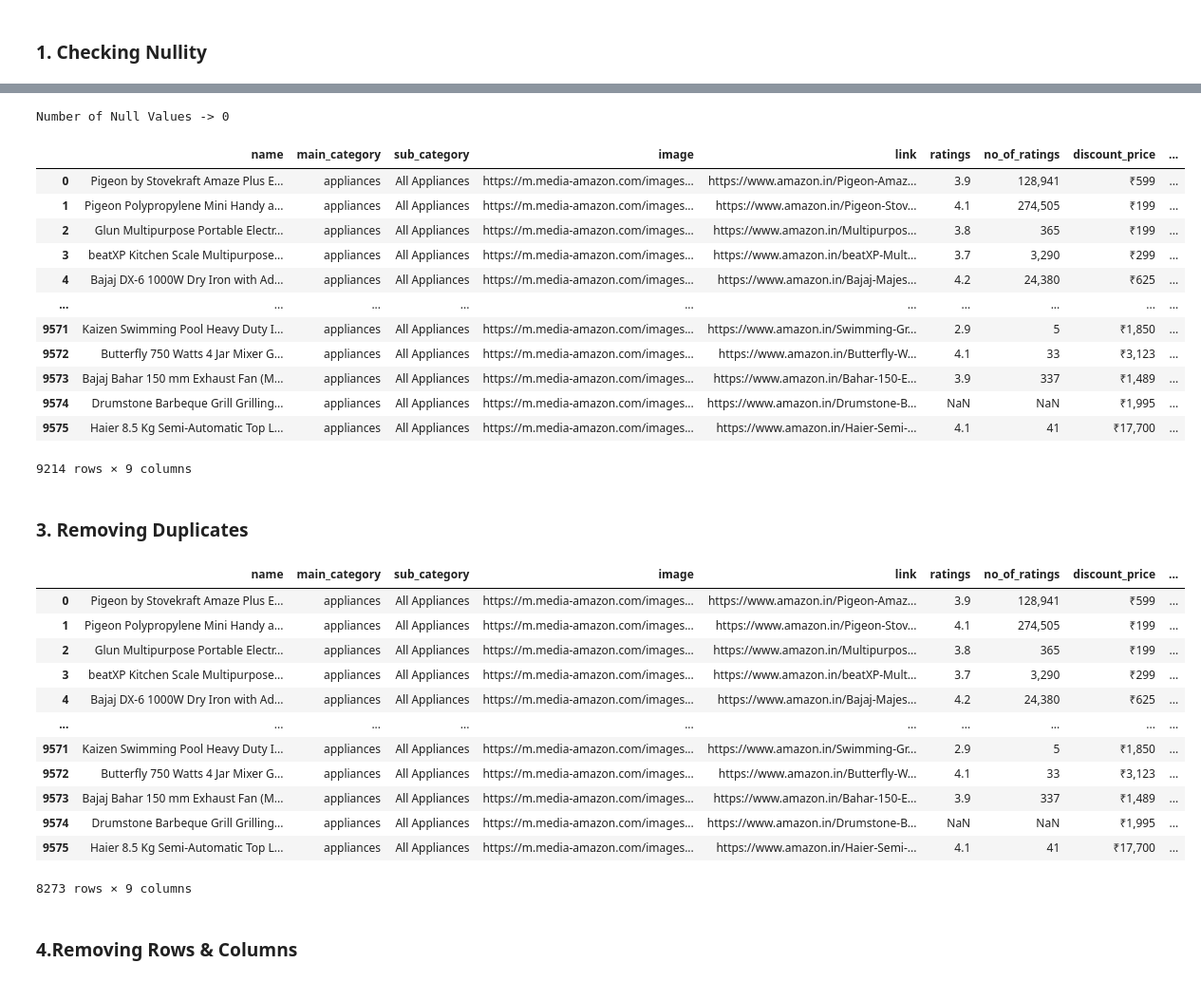
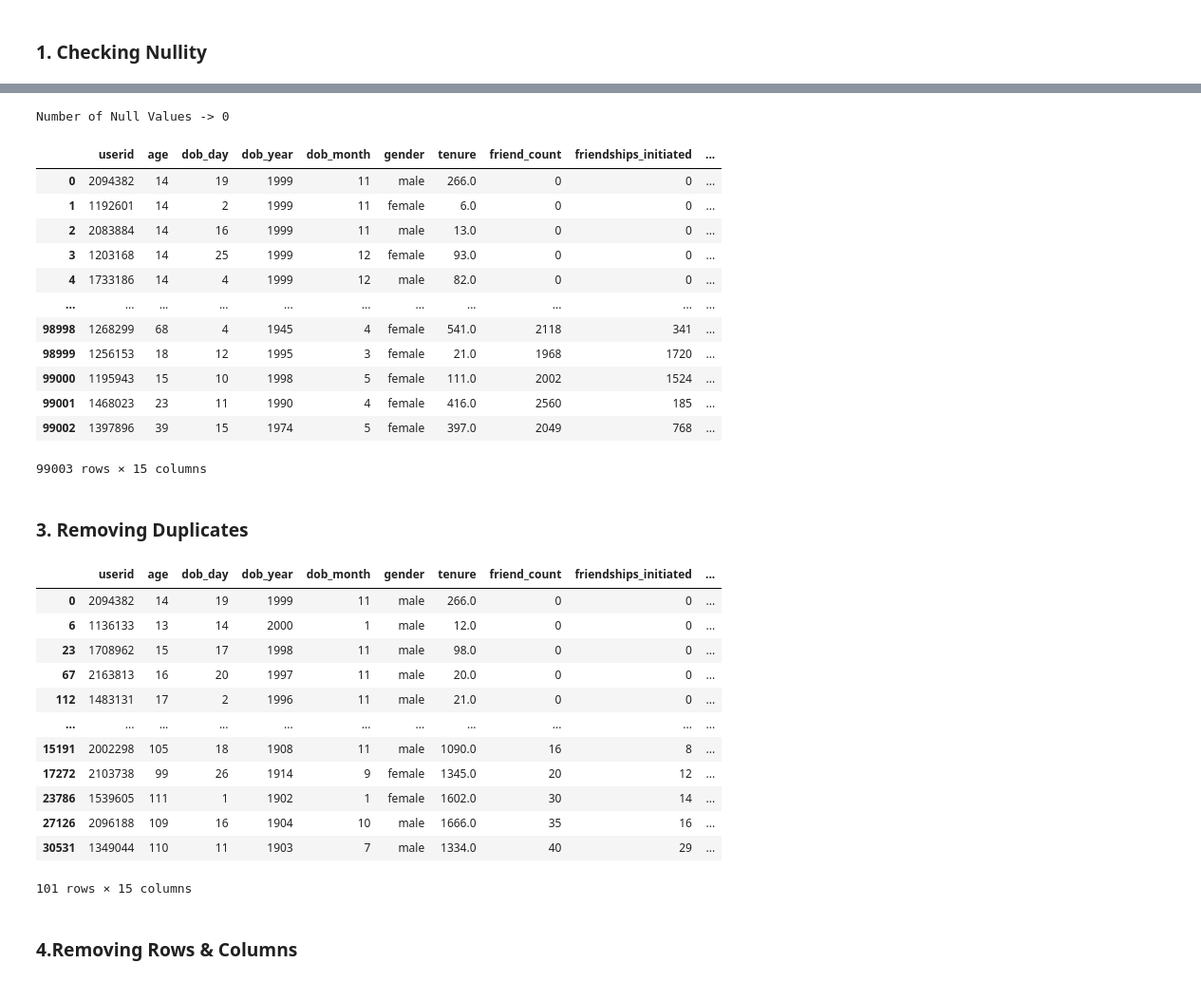
Before and after one commit to shioso20/Data_Project, a Jupyter notebook: Data_Processes/processes.ipynb, the cells around one changed output, grey strips where cells are left out. Shown at 95% size. Cells and saved outputs as stored; diff of their text form; code cells hidden in the pictures.

```diff
--- a/Data_Processes/processes.ipynb
+++ b/Data_Processes/processes.ipynb
@@ -16,7 +28,7 @@ file_names
 # %%
 file = file_names
 
-full_path = os.path.join(path, file[0])
+full_path = os.path.join(path, file[-2])
 
 df = pd.read_csv(full_path)
 
@@ -67,29 +71,29 @@ def null_summary(col):
 # %%
 def drop_null(col):
 
     df.dropna(subset=[col], inplace=True)
 
     print("Number of Null Values -> "+str(null_summary(col)))
 
     return df
 
 
-drop_null("discount_price")
+drop_null("age")
 # %% [output]
 Number of Null Values -> 0
-|  | name | main_category | sub_category | image | link | ratings | no_of_ratings | discount_price | ... |
-| 0 | Pigeon by Stovekraft Amaze Plus E... | appliances | All Appliances | https://m.media-amazon.com/images... | https://www.amazon.in/Pigeon-Amaz... | 3.9 | 128,941 | ₹599 | ... |
-| 1 | Pigeon Polypropylene Mini Handy a... | appliances | All Appliances | https://m.media-amazon.com/images... | https://www.amazon.in/Pigeon-Stov... | 4.1 | 274,505 | ₹199 | ... |
-| 2 | Glun Multipurpose Portable Electr... | appliances | All Appliances | https://m.media-amazon.com/images... | https://www.amazon.in/Multipurpos... | 3.8 | 365 | ₹199 | ... |
-| 3 | beatXP Kitchen Scale Multipurpose... | appliances | All Appliances | https://m.media-amazon.com/images... | https://www.amazon.in/beatXP-Mult... | 3.7 | 3,290 | ₹299 | ... |
-| 4 | Bajaj DX-6 1000W Dry Iron with Ad... | appliances | All Appliances | https://m.media-amazon.com/images... | https://www.amazon.in/Bajaj-Majes... | 4.2 | 24,380 | ₹625 | ... |
-| ... | ... | ... | ... | ... | ... | ... | ... | ... | ... |
-| 9571 | Kaizen Swimming Pool Heavy Duty I... | appliances | All Appliances | https://m.media-amazon.com/images... | https://www.amazon.in/Swimming-Gr... | 2.9 | 5 | ₹1,850 | ... |
-| 9572 | Butterfly 750 Watts 4 Jar Mixer G... | appliances | All Appliances | https://m.media-amazon.com/images... | https://www.amazon.in/Butterfly-W... | 4.1 | 33 | ₹3,123 | ... |
-| 9573 | Bajaj Bahar 150 mm Exhaust Fan (M... | appliances | All Appliances | https://m.media-amazon.com/images... | https://www.amazon.in/Bahar-150-E... | 3.9 | 337 | ₹1,489 | ... |
-| 9574 | Drumstone Barbeque Grill Grilling... | appliances | All Appliances | https://m.media-amazon.com/images... | https://www.amazon.in/Drumstone-B... | NaN | NaN | ₹1,995 | ... |
-| 9575 | Haier 8.5 Kg Semi-Automatic Top L... | appliances | All Appliances | https://m.media-amazon.com/images... | https://www.amazon.in/Haier-Semi-... | 4.1 | 41 | ₹17,700 | ... |
+|  | userid | age | dob_day | dob_year | dob_month | gender | tenure | friend_count | friendships_initiated | ... |
+| 0 | 2094382 | 14 | 19 | 1999 | 11 | male | 266.0 | 0 | 0 | ... |
+| 1 | 1192601 | 14 | 2 | 1999 | 11 | female | 6.0 | 0 | 0 | ... |
+| 2 | 2083884 | 14 | 16 | 1999 | 11 | male | 13.0 | 0 | 0 | ... |
+| 3 | 1203168 | 14 | 25 | 1999 | 12 | female | 93.0 | 0 | 0 | ... |
+| 4 | 1733186 | 14 | 4 | 1999 | 12 | male | 82.0 | 0 | 0 | ... |
+| ... | ... | ... | ... | ... | ... | ... | ... | ... | ... | ... |
+| 98998 | 1268299 | 68 | 4 | 1945 | 4 | female | 541.0 | 2118 | 341 | ... |
+| 98999 | 1256153 | 18 | 12 | 1995 | 3 | female | 21.0 | 1968 | 1720 | ... |
+| 99000 | 1195943 | 15 | 10 | 1998 | 5 | female | 111.0 | 2002 | 1524 | ... |
+| 99001 | 1468023 | 23 | 11 | 1990 | 4 | female | 416.0 | 2560 | 185 | ... |
+| 99002 | 1397896 | 39 | 15 | 1974 | 5 | female | 397.0 | 2049 | 768 | ... |
-9214 rows × 9 columns
+99003 rows × 15 columns
 # %% [markdown]
 ### 3. Removing Duplicates
 # %%
@@ -99,21 +103,21 @@ def drop_dups(col):
 
     return df
 
-drop_dups("name")
+drop_dups("age")
 # %% [output]
-|  | name | main_category | sub_category | image | link | ratings | no_of_ratings | discount_price | ... |
-| 0 | Pigeon by Stovekraft Amaze Plus E... | appliances | All Appliances | https://m.media-amazon.com/images... | https://www.amazon.in/Pigeon-Amaz... | 3.9 | 128,941 | ₹599 | ... |
-| 1 | Pigeon Polypropylene Mini Handy a... | appliances | All Appliances | https://m.media-amazon.com/images... | https://www.amazon.in/Pigeon-Stov... | 4.1 | 274,505 | ₹199 | ... |
-| 2 | Glun Multipurpose Portable Electr... | appliances | All Appliances | https://m.media-amazon.com/images... | https://www.amazon.in/Multipurpos... | 3.8 | 365 | ₹199 | ... |
-| 3 | beatXP Kitchen Scale Multipurpose... | appliances | All Appliances | https://m.media-amazon.com/images... | https://www.amazon.in/beatXP-Mult... | 3.7 | 3,290 | ₹299 | ... |
-| 4 | Bajaj DX-6 1000W Dry Iron with Ad... | appliances | All Appliances | https://m.media-amazon.com/images... | https://www.amazon.in/Bajaj-Majes... | 4.2 | 24,380 | ₹625 | ... |
-| ... | ... | ... | ... | ... | ... | ... | ... | ... | ... |
-| 9571 | Kaizen Swimming Pool Heavy Duty I... | appliances | All Appliances | https://m.media-amazon.com/images... | https://www.amazon.in/Swimming-Gr... | 2.9 | 5 | ₹1,850 | ... |
-| 9572 | Butterfly 750 Watts 4 Jar Mixer G... | appliances | All Appliances | https://m.media-amazon.com/images... | https://www.amazon.in/Butterfly-W... | 4.1 | 33 | ₹3,123 | ... |
-| 9573 | Bajaj Bahar 150 mm Exhaust Fan (M... | appliances | All Appliances | https://m.media-amazon.com/images... | https://www.amazon.in/Bahar-150-E... | 3.9 | 337 | ₹1,489 | ... |
-| 9574 | Drumstone Barbeque Grill Grilling... | appliances | All Appliances | https://m.media-amazon.com/images... | https://www.amazon.in/Drumstone-B... | NaN | NaN | ₹1,995 | ... |
-| 9575 | Haier 8.5 Kg Semi-Automatic Top L... | appliances | All Appliances | https://m.media-amazon.com/images... | https://www.amazon.in/Haier-Semi-... | 4.1 | 41 | ₹17,700 | ... |
+|  | userid | age | dob_day | dob_year | dob_month | gender | tenure | friend_count | friendships_initiated | ... |
+| 0 | 2094382 | 14 | 19 | 1999 | 11 | male | 266.0 | 0 | 0 | ... |
+| 6 | 1136133 | 13 | 14 | 2000 | 1 | male | 12.0 | 0 | 0 | ... |
+| 23 | 1708962 | 15 | 17 | 1998 | 11 | male | 98.0 | 0 | 0 | ... |
+| 67 | 2163813 | 16 | 20 | 1997 | 11 | male | 20.0 | 0 | 0 | ... |
+| 112 | 1483131 | 17 | 2 | 1996 | 11 | male | 21.0 | 0 | 0 | ... |
+| ... | ... | ... | ... | ... | ... | ... | ... | ... | ... | ... |
+| 15191 | 2002298 | 105 | 18 | 1908 | 11 | male | 1090.0 | 16 | 8 | ... |
+| 17272 | 2103738 | 99 | 26 | 1914 | 9 | female | 1345.0 | 20 | 12 | ... |
+| 23786 | 1539605 | 111 | 1 | 1902 | 1 | female | 1602.0 | 30 | 14 | ... |
+| 27126 | 2096188 | 109 | 16 | 1904 | 10 | male | 1666.0 | 35 | 16 | ... |
+| 30531 | 1349044 | 110 | 11 | 1903 | 7 | male | 1334.0 | 40 | 29 | ... |
-8273 rows × 9 columns
+101 rows × 15 columns
 # %% [markdown]
 ### 4.Removing Rows & Columns
 # %%
```
Also changed, not shown: parts of 18 cells of this notebook.
